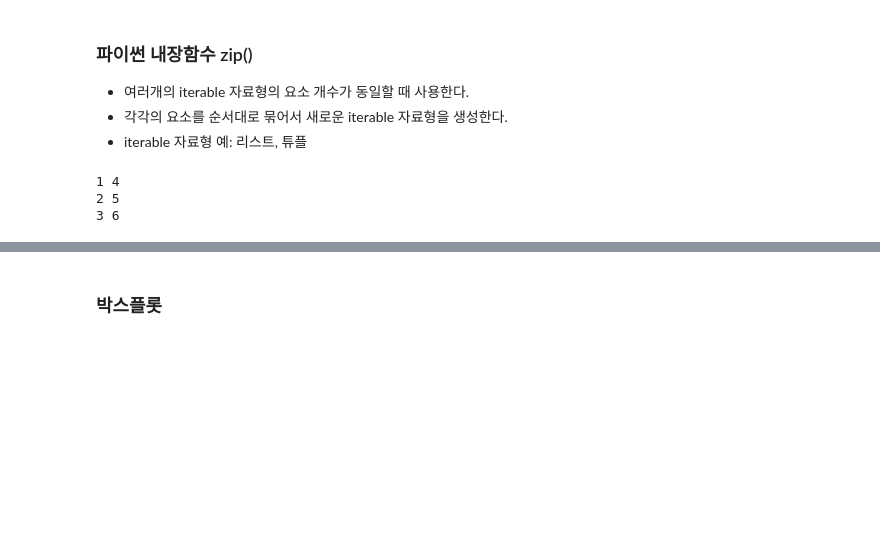
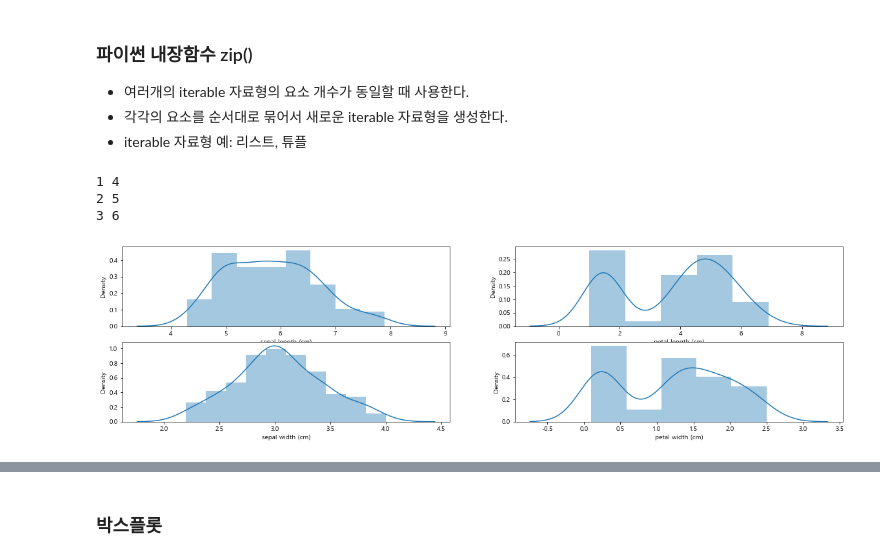
Before and after one commit to jkim0313/ubion5_tutoring, a Jupyter notebook: iris_classifier.ipynb, the cells around one changed output, grey strips where cells are left out. Cells and saved outputs as stored; diff of their text form; code cells hidden in the pictures; blank space fills up the shorter version.

```diff
--- a/iris_classifier.ipynb
+++ b/iris_classifier.ipynb
@@ -758,3 +661,26 @@ for aa, bb in zip(a, b):
 1 4
 2 5
 3 6
+# %%
+# for문과 subplot를 사용한 히스토그램 생성
+import seaborn as sns
+import warnings
+warnings.filterwarnings('ignore')
+import matplotlib.pyplot as plt
+%matplotlib inline
+
+plt.rcParams['axes.unicode_minus'] = False
+plt.rcParams["font.family"] = "Malgun Gothic"
+
+ncols = 2   # subplot 컬럼 수
+nrows = 2   # subplot 행 수
+
+fig, axes = plt.subplots(nrows, ncols)  # subplot 행, 열 설정
+fig.set_size_inches((20, 5))            # subplot 사이즈 설정
+
+for col, ax in zip(data, axes.T.ravel()):   # T : transpose(전치행렬)
+    sns.distplot(data[col], ax=ax)          # ravel : 1차원으로 변환
+
+plt.show()
+# %% [output]
+[figure, added]
```
Also changed, not shown: parts of 18 cells of this notebook, 1 other file.
